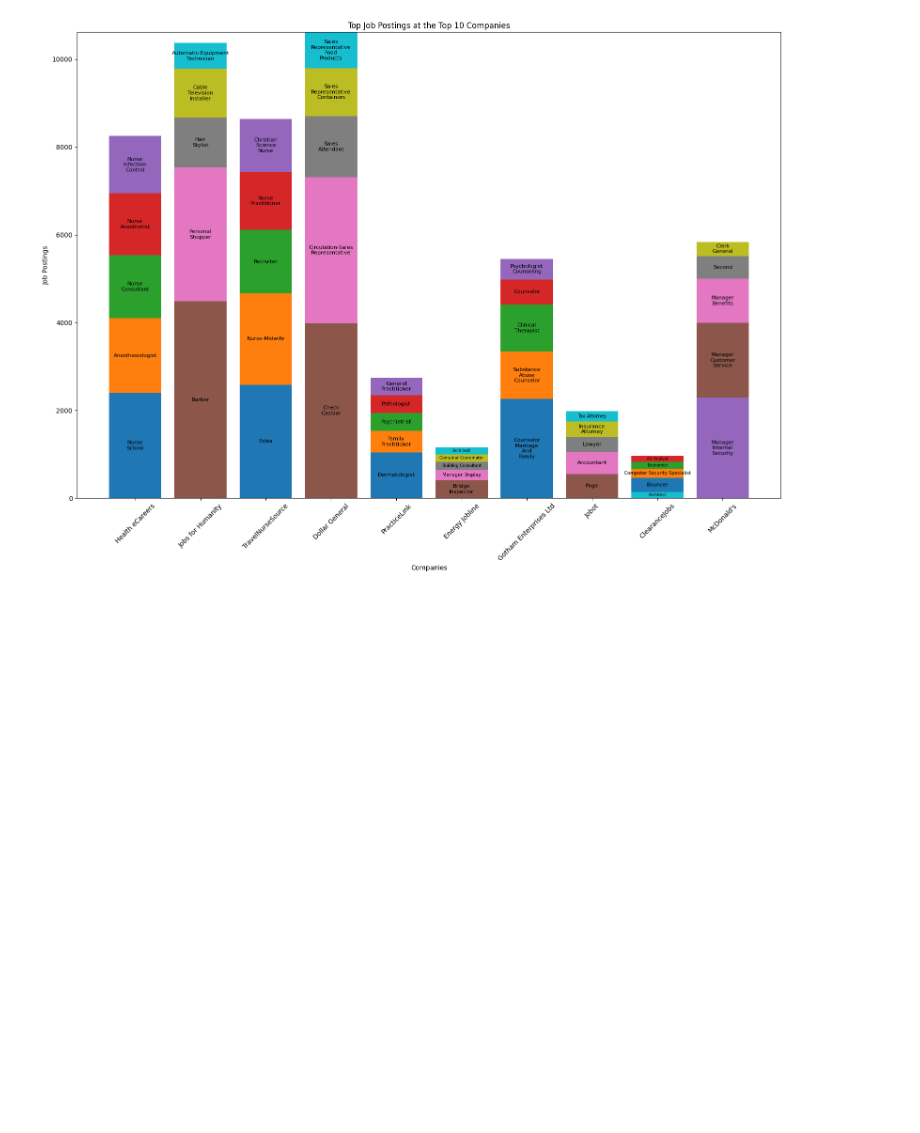
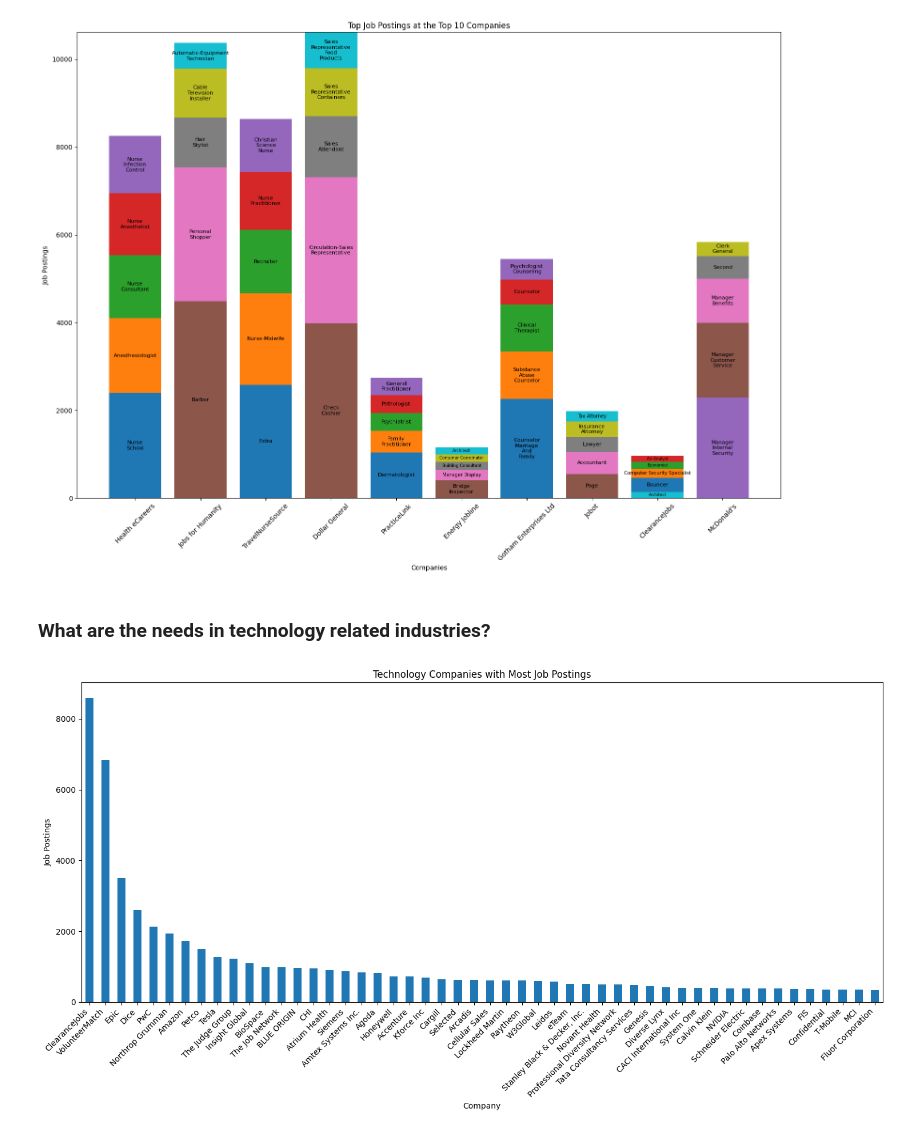
Before and after one commit to cliffpyles/linkedin-job-insights, a Jupyter notebook: LinkedIn.ipynb, the cells around one changed output. Drawn from its saved outputs; the diff is of its cells as text; code cells hidden in the pictures; blank space fills up the shorter version.

Commit message:
Add job count for technology related companies

```diff
--- a/LinkedIn.ipynb
+++ b/LinkedIn.ipynb
@@ -70,7 +116,17 @@ companies_7m_df = load_parquet(
     "./datasets/peopledatalabssf/free-7-million-company-dataset/companies_sorted.csv",
     columns=["name", "industry"],
 )
-unique_companies_df = load_parquet("./data/unique_companies.parquet.gzip")
+if not Path("./data/unique_companies.parquet.gzip").exists():
+    unique_companies_df = (
+        companies_7m_df.groupby("name")["industry"]
+        .agg(lambda x: list(x.unique()))
+        .reset_index()
+    )
+    unique_companies_df.to_parquet(
+        "./data/unique_companies.parquet.gzip", compression="gzip"
+    )
+else:
+    unique_companies_df = load_parquet("./data/unique_companies.parquet.gzip")
 # %%
 job_postings_df["company_lower"] = job_postings_df["company"].str.lower()
 jobs_df = job_postings_df.merge(
@@ -177,3 +232,46 @@ plt.tight_layout()
 plt.show()
 # %% [output]
 [figure]
+# %% [markdown]
+### What are the needs in technology related industries?
+# %%
+technology_related_industries = [
+    "information technology and services",
+    "computer software",
+    "telecommunications",
+    "defense & space",
+    "internet",
+    "consumer electronics",
+    "electrical/electronic manufacturing",
+    "semiconductors",
+    "computer networking",
+    "computer hardware",
+    "information services",
+    "wireless",
+    "industrial automation",
+    "computer & network security",
+    "e-learning",
+    "online media",
+    "computer games",
+    "animation",
+    "nanotechnology",
+]
+technology_related_jobs_df = jobs_df[jobs_df["industry"].notna()]
+technology_related_mask = technology_related_jobs_df["industry"].apply(
+    lambda x: any(industry in technology_related_industries for industry in x)
+)
+technology_related_jobs_df = technology_related_jobs_df[technology_related_mask]
+technology_related_jobs_counts = (
+    technology_related_jobs_df["company"].value_counts().head(50)
+)
+
+plt.figure(figsize=(15, 8))
+technology_related_jobs_counts.plot(kind="bar")
+plt.title("Technology Companies with Most Job Postings")
+plt.xlabel("Company")
+plt.ylabel("Job Postings")
+plt.xticks(rotation=45, ha="right")
+plt.tight_layout()
+plt.show()
+# %% [output]
+[figure, added]
```
Also changed, not shown: parts of 7 cells of this notebook.
